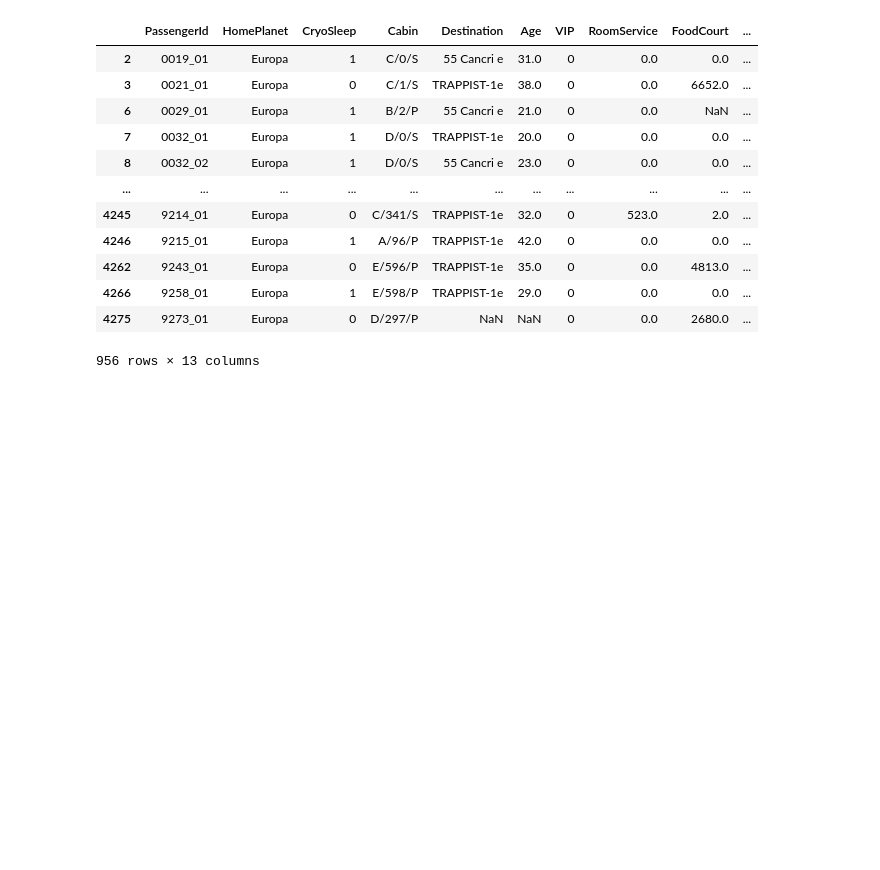
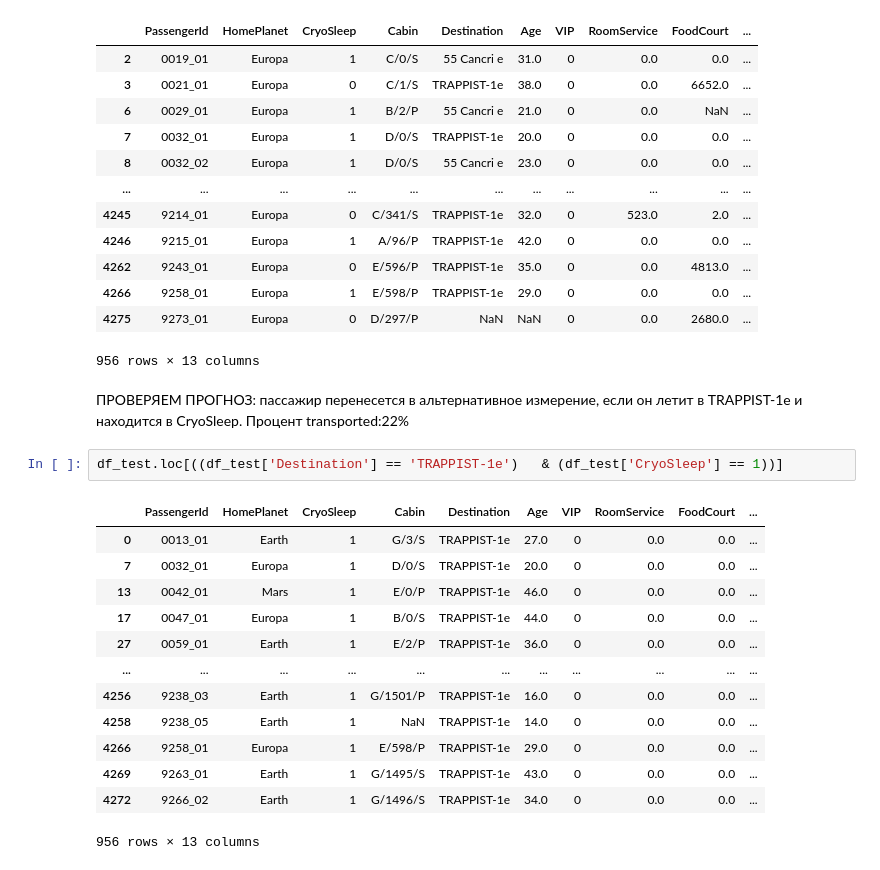
Before and after one commit to PigalAnastasiya/DScourse_Pigal, a Jupyter notebook: homework22_05/spaceship_titanic.ipynb, the cells around one changed output. Drawn from its saved outputs; the diff is of its cells as text; blank space fills up the shorter version.

```diff
--- a/homework22_05/spaceship_titanic.ipynb
+++ b/homework22_05/spaceship_titanic.ipynb
@@ -616,3 +695,22 @@ df_test.loc[((df_test['HomePlanet'] == 'Europa') & (df_test['VIP'] == 0) )]
 | 4266 | 9258_01 | Europa | 1 | E/598/P | TRAPPIST-1e | 29.0 | 0 | 0.0 | 0.0 | ... |
 | 4275 | 9273_01 | Europa | 0 | D/297/P | NaN | NaN | 0 | 0.0 | 2680.0 | ... |
 956 rows × 13 columns
+# %% [markdown]
+ПРОВЕРЯЕМ ПРОГНОЗ: пассажир перенесется в альтернативное измерение, если он летит в TRAPPIST-1e и находится в CryoSleep.
+Процент transported:22%
+# %%
+df_test.loc[((df_test['Destination'] == 'TRAPPIST-1e')   & (df_test['CryoSleep'] == 1))]
+# %% [output]
+|  | PassengerId | HomePlanet | CryoSleep | Cabin | Destination | Age | VIP | RoomService | FoodCourt | ... |
+| 0 | 0013_01 | Earth | 1 | G/3/S | TRAPPIST-1e | 27.0 | 0 | 0.0 | 0.0 | ... |
+| 7 | 0032_01 | Europa | 1 | D/0/S | TRAPPIST-1e | 20.0 | 0 | 0.0 | 0.0 | ... |
+| 13 | 0042_01 | Mars | 1 | E/0/P | TRAPPIST-1e | 46.0 | 0 | 0.0 | 0.0 | ... |
+| 17 | 0047_01 | Europa | 1 | B/0/S | TRAPPIST-1e | 44.0 | 0 | 0.0 | 0.0 | ... |
+| 27 | 0059_01 | Earth | 1 | E/2/P | TRAPPIST-1e | 36.0 | 0 | 0.0 | 0.0 | ... |
+| ... | ... | ... | ... | ... | ... | ... | ... | ... | ... | ... |
+| 4256 | 9238_03 | Earth | 1 | G/1501/P | TRAPPIST-1e | 16.0 | 0 | 0.0 | 0.0 | ... |
+| 4258 | 9238_05 | Earth | 1 | NaN | TRAPPIST-1e | 14.0 | 0 | 0.0 | 0.0 | ... |
+| 4266 | 9258_01 | Europa | 1 | E/598/P | TRAPPIST-1e | 29.0 | 0 | 0.0 | 0.0 | ... |
+| 4269 | 9263_01 | Earth | 1 | G/1495/S | TRAPPIST-1e | 43.0 | 0 | 0.0 | 0.0 | ... |
+| 4272 | 9266_02 | Earth | 1 | G/1496/S | TRAPPIST-1e | 34.0 | 0 | 0.0 | 0.0 | ... |
+956 rows × 13 columns
```
Also changed, not shown: parts of 30 cells of this notebook, 1 other file.
